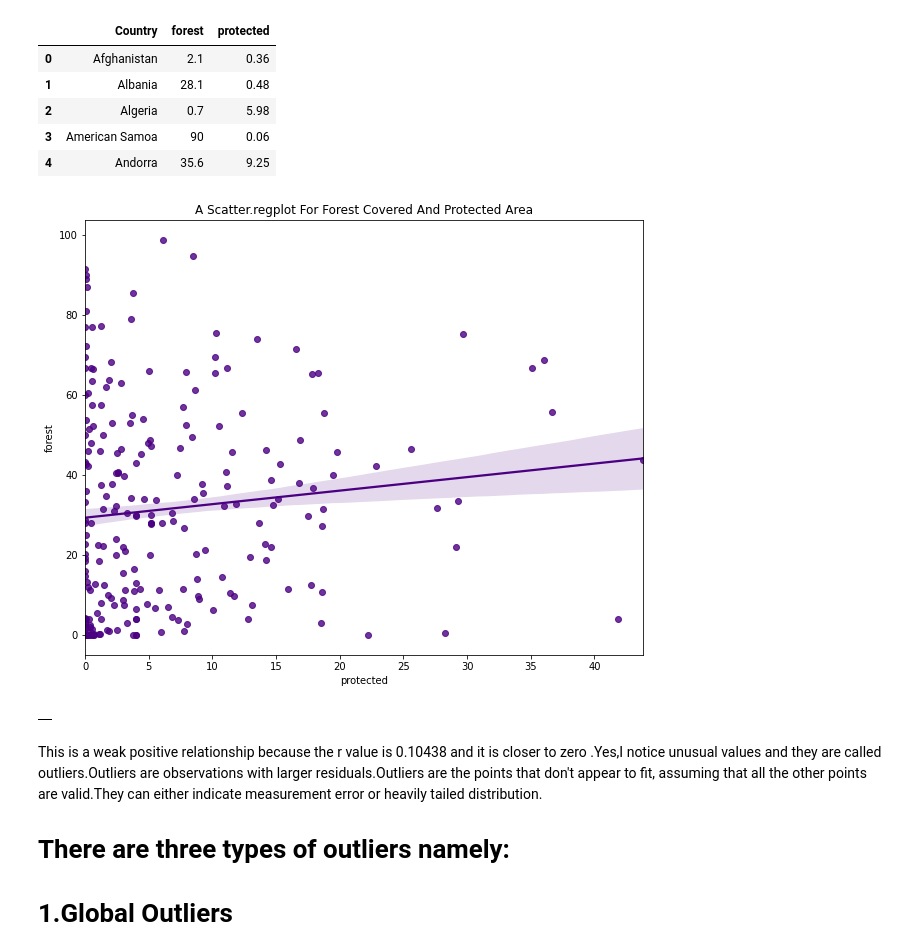
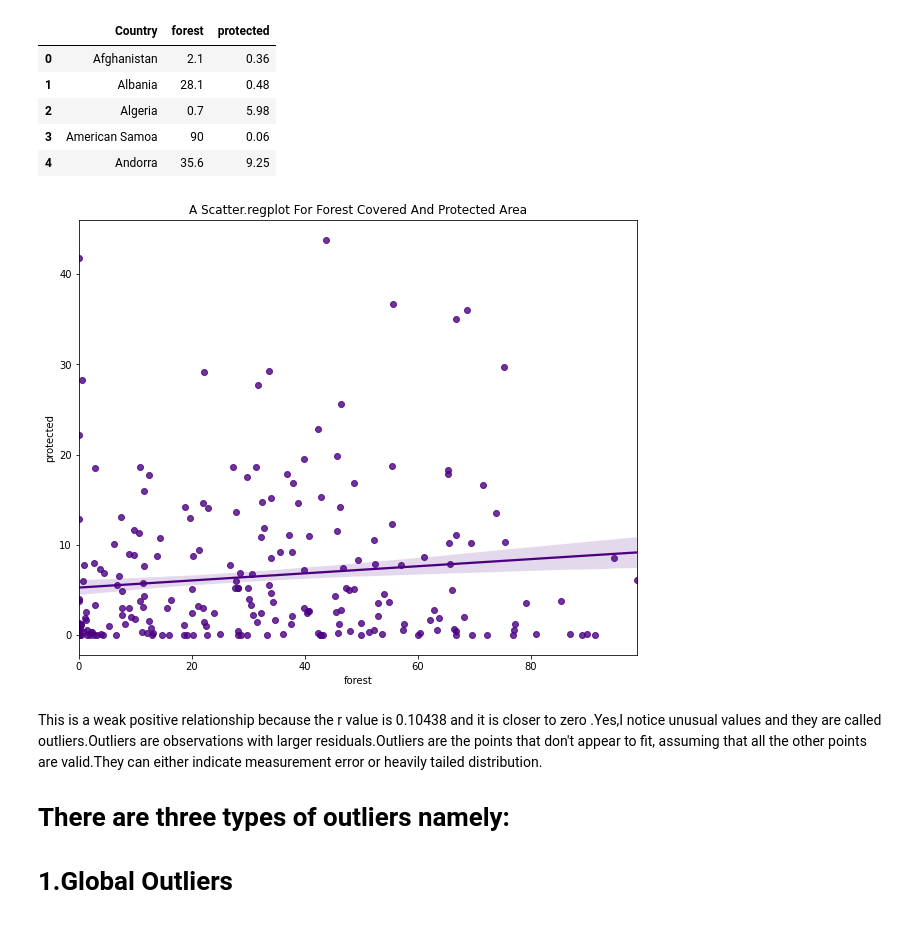
Before and after one commit to rethabilethulo/statistical_thinking1, a Jupyter notebook: Stats_thinking.ipynb, the cells around one changed output. Cells and saved outputs as stored; diff of their text form; code cells hidden in the pictures.

```diff
--- a/Stats_thinking.ipynb
+++ b/Stats_thinking.ipynb
@@ -117,3 +119,4 @@ stats.head()
 # %%
 #Replacing all empty string and records with on'ly spaces nan
-replacing_re = stats.replace(r'^\s*$', np.nan,regex = True)
+replacing_re = stats.replace(r'^\s*$', 439.465,regex = True)
+replacing_re.head(1)
@@ -549,0 +529,3 @@ Standard deviation measures dispersion for a subject set of data from mean while
+# %%
+replacing = replacing_re.replace( 439.465,0,regex = True)
+replacing.head(1)
@@ -888,16 +860,11 @@ result.head()
 #result.drop(["Country"], axis = 1)
 # %%
 plt.figure(figsize=(10,8))
-sns.regplot(data = result, x = result["protected"].astype(float), y = result["forest"].astype(float),ci = 68,color = "indigo")
+sns.regplot(data = result, x = result["forest"].astype(float), y = result["protected"].astype(float),ci = 68,color = "indigo")
 _ = plt.title("A Scatter.regplot For Forest Covered And Protected Area"
              )
 # %% [output]
-[figure, old version]
+[figure, new version]
-# %%
-pearsoncorr = result.corr(method='pearson')
-pearsoncorr
-# %% [output]
-|  |
 # %% [markdown]
 This is a weak positive relationship because the r value is 0.10438 and it is closer to zero .Yes,I notice unusual values and they are called outliers.Outliers are observations with larger residuals.Outliers are the points that don't appear to fit, assuming that all the other points are valid.They can either indicate measurement error or heavily tailed distribution.
 
```
Also changed, not shown: parts of 84 cells of this notebook.
